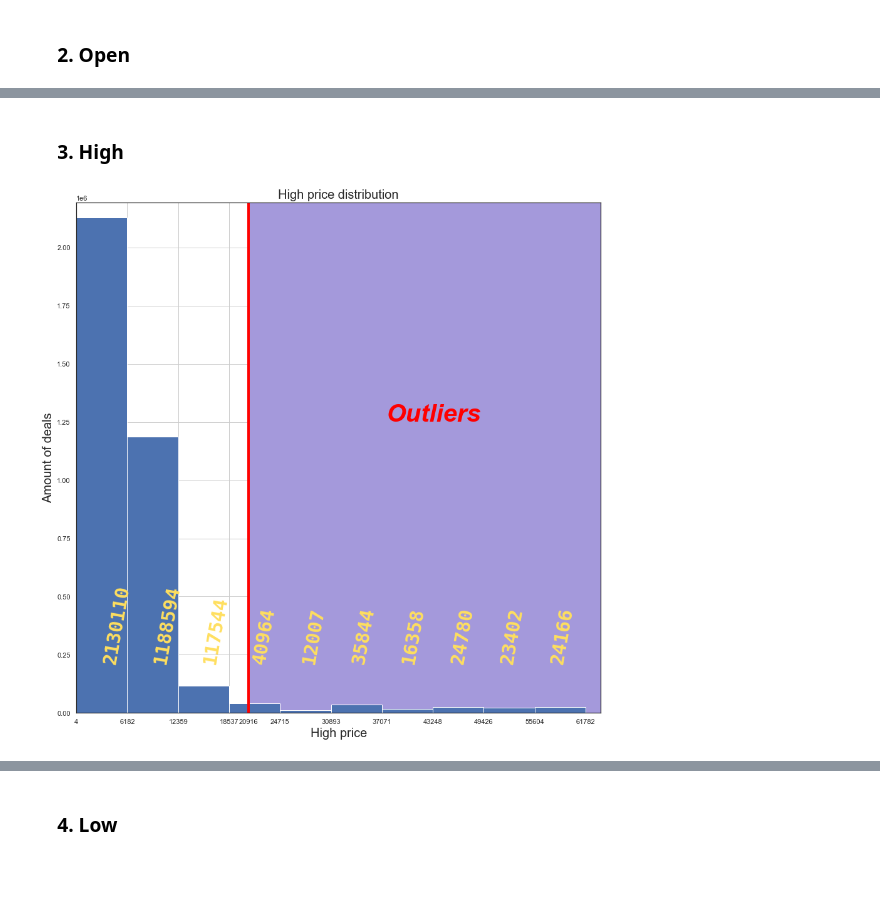
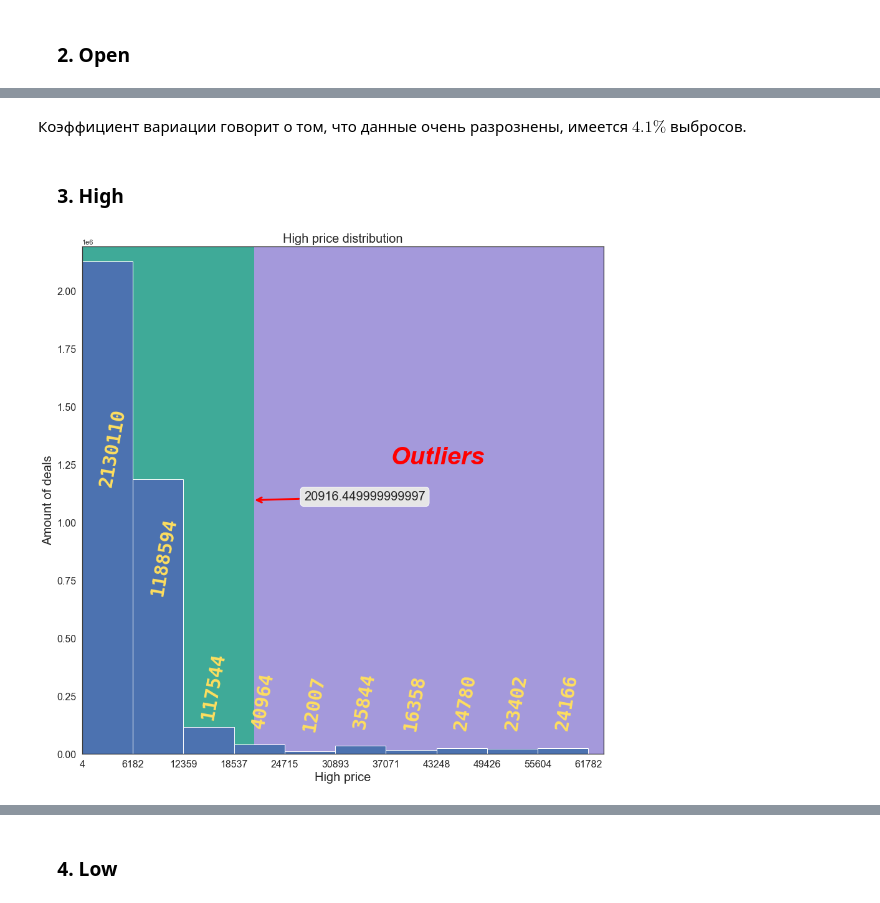
Before and after one commit to Xofrio/MachineLearning, a Jupyter notebook: Lab1/Lab1, 9893, Белов А. А..ipynb, the cells around one changed output, grey strips where cells are left out. Drawn from its saved outputs; the diff is of its cells as text; code cells hidden in the pictures; blank space fills up the shorter version.

```diff
--- a/Lab1/Lab1, 9893, Белов А. А..ipynb
+++ b/Lab1/Lab1, 9893, Белов А. А..ipynb
@@ -75,10 +75,14 @@ import matplotlib.patches as patches
 sns.set(rc={'figure.figsize':(15,15)})
 sns.set_style('white')
 
-thicc = 4
-half_thicc = thicc >> 1
+thicc = 3
+half_thicc = thicc / 2
 outliers_text = {'color':  'red', 'weight': 'bold', 'size': 40, 'style': 'italic'}
 amount_text = {'family': 'monospace', 'color': '#FFDF5F', 'weight': 'bold', 'size': 30}
 font_label = {'fontsize': 20}
+arrow = {'arrowstyle': '->', 'ec': 'red', 'lw': thicc}
+annotation_box = {'boxstyle': 'round', 'fc': '0.9'}
 
 df = pd.read_csv('bitstampUSD_1-min_data_2012-01-01_to_2021-03-31.csv')
+
+df.info(show_counts=True)
@@ -224,50 +263,68 @@ f'Количество значений Open без выбросов:\t\t\t\t\t\
+# %% [markdown]
+Коэффициент вариации говорит о том, что данные очень разрознены, имеется <font size=6px>$4.1\%$</font> выбросов.
 # %% [markdown]
 ### &emsp;3. High
 # %%
-mean_high = df['High'].mean()
-sd_high = df['High'].std(ddof=1)
-b_u_high = 2.5 * df['High'].quantile(0.75) - 1.5 * df['High'].quantile(0.25)
-min_high = df['High'].min()
+mean_high = df[df.keys()[2]].mean()
+sd_high = df[df.keys()[2]].std(ddof=1)
+b_u_high = 2.5 * df[df.keys()[2]].quantile(0.75) - 1.5 * df[df.keys()[2]].quantile(0.25)
+min_high = df[df.keys()[2]].min()
 left_border_high = min_high * 0.97
-max_high = df['High'].max()
+max_high = df[df.keys()[2]].max()
 right_border_high = max_high * 1.03
 interval_high = (max_high - min_high) / 10
-maximum_high = len(df[df['High'] <= min_high + interval_high])
+maximum_high = len(df[df[df.keys()[2]] <= min_high + interval_high])
 amounts_high = [maximum_high]
 for i in range (1,10):
-    possible_max = len(df[(df['High'] > min_high + i * interval_high)
-                        & (df['High'] <= min_high + (i + 1) * interval_high)])
+    possible_max = len(df[(df[df.keys()[2]] > min_high + i * interval_high)
+                        & (df[df.keys()[2]] <= min_high + (i + 1) * interval_high)])
     amounts_high.append(possible_max)
     if maximum_high < possible_max:
         maximum_high = possible_max
 ceil_high = maximum_high * 1.03
-amount_high = len(df['High'])
-amount_na_high = df['High'].isna().sum()
-amount_filled_high = len(df['High']) - amount_na_high
-outliers_amount_high = len(df[df['High'] > b_u_high])
+amount_high = len(df[df.keys()[2]])
+amount_na_high = df[df.keys()[2]].isna().sum()
+amount_filled_high = len(df[df.keys()[2]]) - amount_na_high
+outliers_amount_high = len(df[df[df.keys()[2]] > b_u_high])
 outliers_percent_high = outliers_amount_high * 100 / amount_filled_high
-non_outliers_amount_high = len(df[df['High'] <= b_u_high])
+non_outliers_amount_high = len(df[df[df.keys()[2]] <= b_u_high])
 c_v_high = sd_high / mean_high
 
 plt.axis([left_border_high, right_border_high, 0, ceil_high])
-plt.xticks([min_high, interval_high + min_high, 2 * interval_high + min_high,
-            3 * interval_high + min_high, b_u_high, 4 * interval_high + min_high,
-            5 * interval_high + min_high, 6 * interval_high + min_high,
-            7 * interval_high + min_high, 8 * interval_high + min_high,
-            9 * interval_high + min_high, 10 * interval_high + min_high])
-plt.xlabel('High price', font_label)
+ticks_high = [min_high]
+for i in range (1, 11):
+    ticks_high.append(i * interval_high + min_high)
+plt.xticks(fontsize=16)
+plt.yticks(fontsize=16)
+plt.xticks(ticks_high)
+plt.xlabel(df.keys()[2] + ' price', font_label)
 plt.ylabel('Amount of deals', font_label)
-plt.title('High price distribution', font_label)
-plt.plot([b_u_high - half_thicc, b_u_high - half_thicc], [0, ceil_high], lw=thicc, color="red")
-plt.gca().add_patch(patches.Rectangle((b_u_high, 0), right_border_high - b_u_high, ceil_high, color="#A499DB"))
-plt.gca().text((right_border_high + b_u_high) / 2.25, ceil_high / 1.75, 'Outliers', outliers_text)
+plt.title(df.keys()[2] + ' price distribution', font_label)
+plt.gca().add_patch(patches.Rectangle((b_u_high, 0),
+                                      right_border_high - b_u_high,
+                                      ceil_high,
+                                      color='#A499DB'))
+plt.gca().add_patch(patches.Rectangle((0, 0), b_u_high, ceil_high, color='#3FAA98'))
+plt.annotate(b_u_high,
+             xy=(b_u_high, ceil_high / 2),
+             xytext=(b_u_high + interval_high, ceil_high / 2),
+             fontsize=20,
+             arrowprops=arrow,
+             bbox=annotation_box)
+plt.gca().text((right_border_high + b_u_high) / 2.25,
+               ceil_high / 1.75,
+               'Outliers',
+               outliers_text)
 for i in range (0, 10):
-        plt.gca().text((2 * min_high + (2 * i + 1) * interval_high) / 2.05,
-                       ceil_high / 10, amounts_high[i], amount_text, rotation=80)
+        plt.gca().text(((i + 0.3) * interval_high),
+                       amounts_high[i] / 2 + 10 ** 5,
+                       amounts_high[i],
+                       amount_text,
+                       rotation=80)
 plt.grid(True)
-plt.hist(df['High']);
+plt.hist(df[df.keys()[2]]);
 # %% [output]
-[figure, old version]
+[figure, new version]
 # %%
 print(f'Среднее значение High:\t\t\t\t\t\t\t\t\t{mean_high}\n'
 f'Среднеквадратическое отклонение High:\t\t\t\t\t\t\t{sd_high}\n'
```
Also changed, not shown: parts of 28 cells of this notebook.
